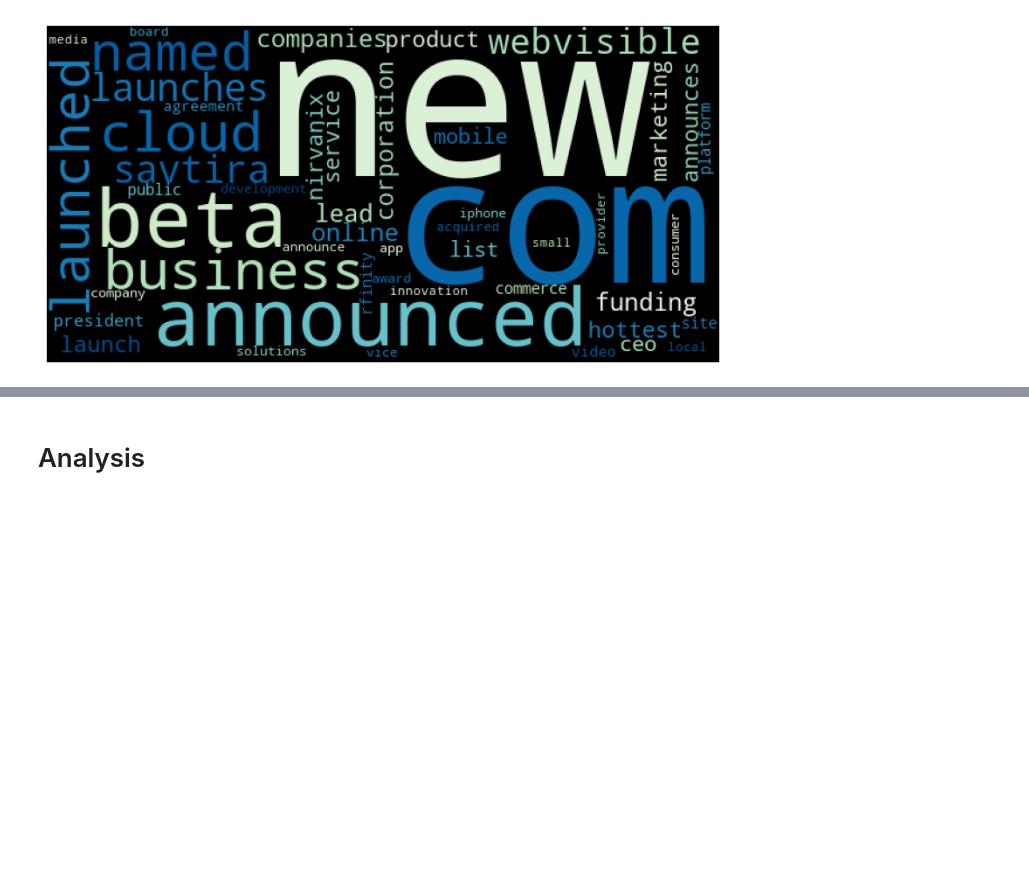
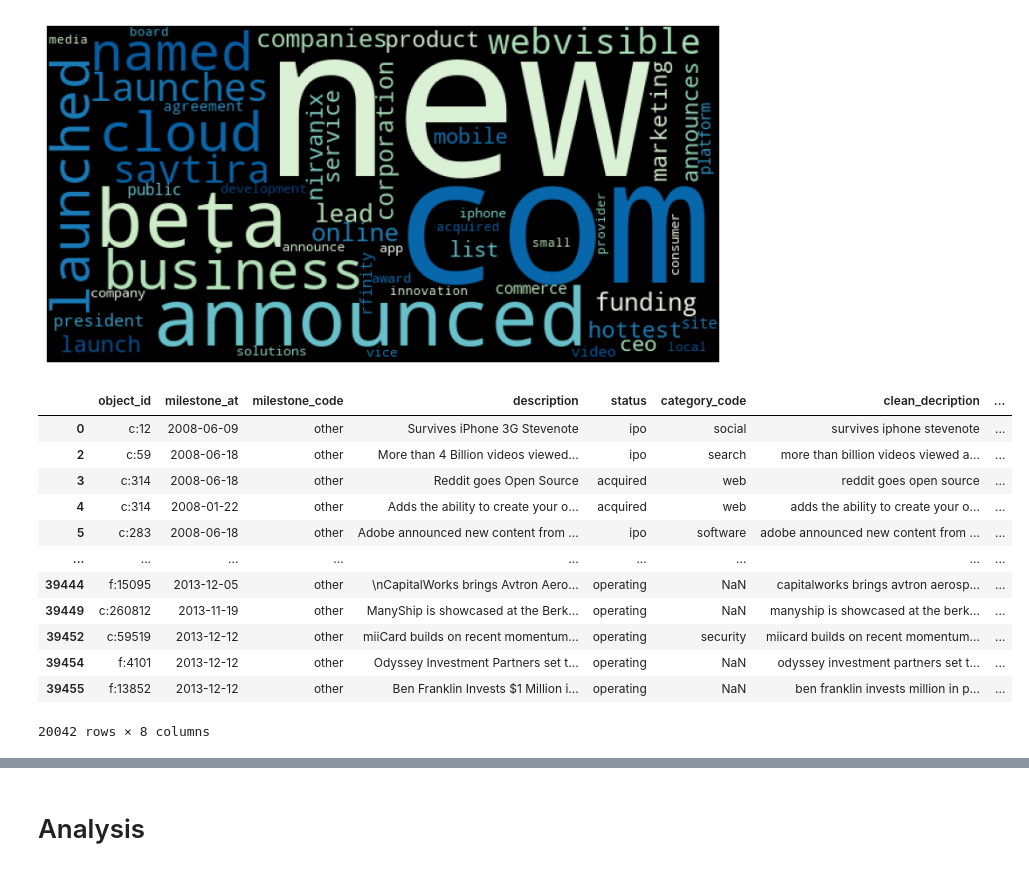
Before and after one commit to HeleneHjort/Socialdata, a Jupyter notebook: Project.ipynb, the cells around one changed output, grey strips where cells are left out. Saved outputs shown, nothing was run; the diff lists cells and outputs as text; code cells hidden in the pictures; blank space fills up the shorter version.

```diff
--- a/Project.ipynb
+++ b/Project.ipynb
@@ -517,3 +518,19 @@ text_data['polarity'] = text_data['clean_description'].apply(lambda review: sid.
+# %%
+text_data
+# %% [output]
+|  | object_id | milestone_at | milestone_code | description | status | category_code | clean_decription | ... |
+| 0 | c:12 | 2008-06-09 | other | Survives iPhone 3G Stevenote | ipo | social | survives iphone stevenote | ... |
+| 2 | c:59 | 2008-06-18 | other | More than 4 Billion videos viewed... | ipo | search | more than billion videos viewed a... | ... |
+| 3 | c:314 | 2008-06-18 | other | Reddit goes Open Source | acquired | web | reddit goes open source | ... |
+| 4 | c:314 | 2008-01-22 | other | Adds the ability to create your o... | acquired | web | adds the ability to create your o... | ... |
+| 5 | c:283 | 2008-06-18 | other | Adobe announced new content from ... | ipo | software | adobe announced new content from ... | ... |
+| ... | ... | ... | ... | ... | ... | ... | ... | ... |
+| 39444 | f:15095 | 2013-12-05 | other | \nCapitalWorks brings Avtron Aero... | operating | NaN | capitalworks brings avtron aerosp... | ... |
+| 39449 | c:260812 | 2013-11-19 | other | ManyShip is showcased at the Berk... | operating | NaN | manyship is showcased at the berk... | ... |
+| 39452 | c:59519 | 2013-12-12 | other | miiCard builds on recent momentum... | operating | security | miicard builds on recent momentum... | ... |
+| 39454 | f:4101 | 2013-12-12 | other | Odyssey Investment Partners set t... | operating | NaN | odyssey investment partners set t... | ... |
+| 39455 | f:13852 | 2013-12-12 | other | Ben Franklin Invests $1 Million i... | operating | NaN | ben franklin invests million in p... | ... |
+20042 rows × 8 columns
 # %%
 # Creating a new dataframe where the sentiment score is added "neg", "neu", "pos" og "compound"
 sentiment_df = pd.concat(
```
Also changed, not shown: parts of 3 cells of this notebook.
